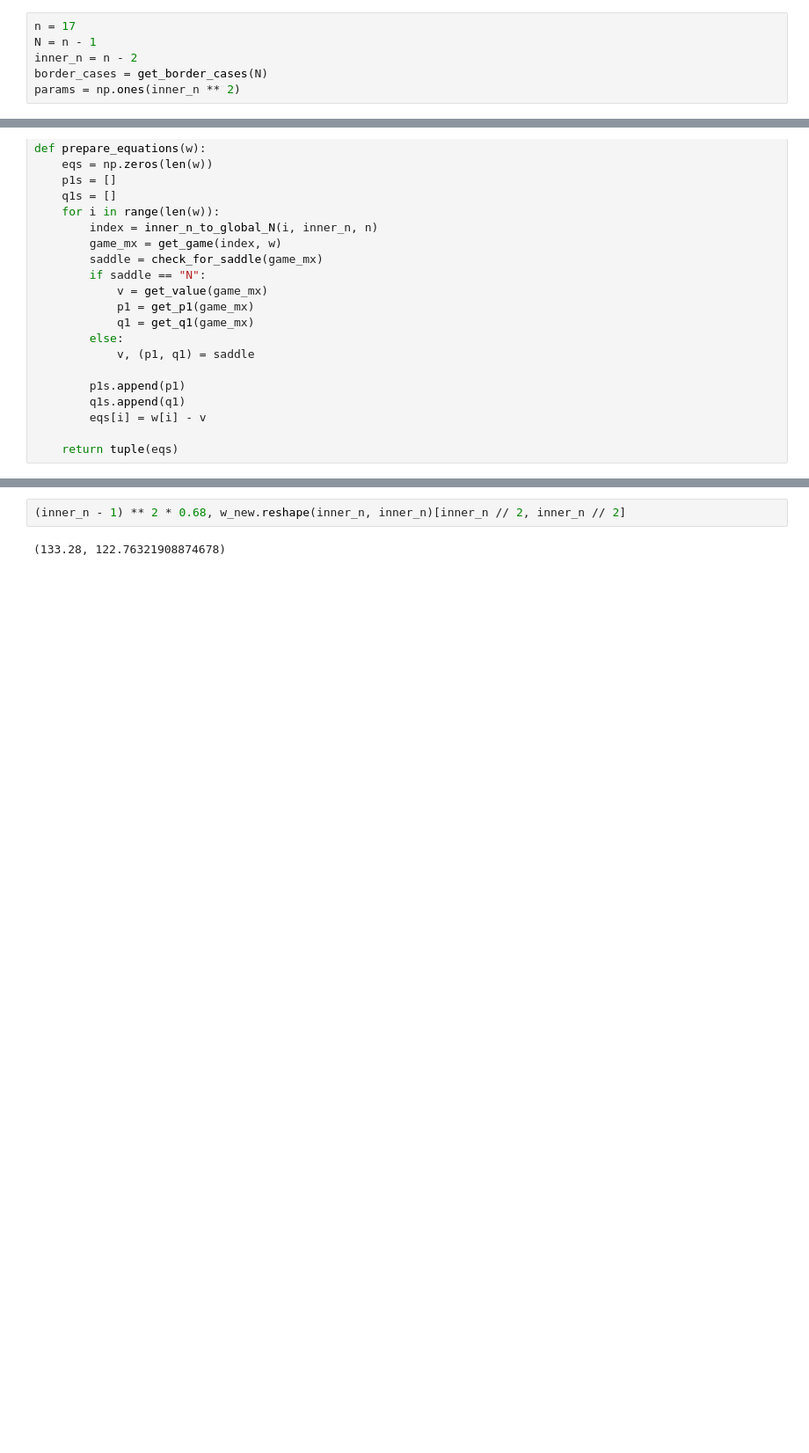
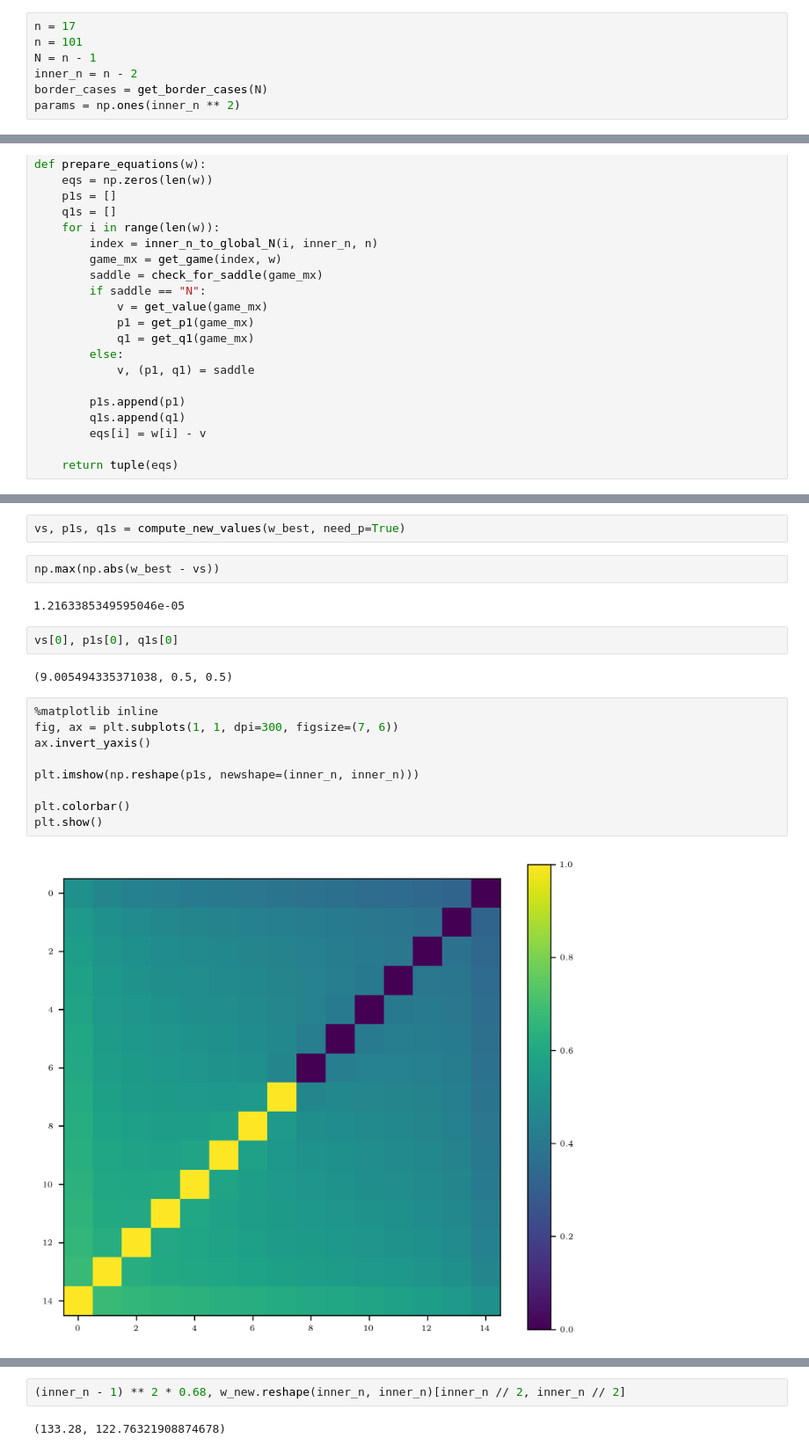
Before and after one commit to SermanVS/RWAnalyzer, a Jupyter notebook: src/PvP_optimal.ipynb, the cells around one changed output, grey strips where cells are left out. Shown: that part at 88% size. Drawn from its saved outputs; the diff is of its cells as text; blank space fills up the shorter version.

```diff
--- a/src/PvP_optimal.ipynb
+++ b/src/PvP_optimal.ipynb
@@ -9,5 +13,6 @@ import matplotlib.pyplot as plt
 # %%
 n = 17
+n = 101
 N = n - 1
 inner_n = n - 2
 border_cases = get_border_cases(N)
@@ -132,0 +194,21 @@ def prepare_equations(w):
+# %%
+vs, p1s, q1s = compute_new_values(w_best, need_p=True)
+# %%
+np.max(np.abs(w_best - vs))
+# %% [output]
+1.2163385349595046e-05
+# %%
+vs[0], p1s[0], q1s[0]
+# %% [output]
+(9.005494335371038, 0.5, 0.5)
+# %%
+%matplotlib inline
+fig, ax = plt.subplots(1, 1, dpi=300, figsize=(7, 6))
+ax.invert_yaxis()
+
+plt.imshow(np.reshape(p1s, newshape=(inner_n, inner_n)))
+
+plt.colorbar()
+plt.show()
+# %% [output]
+[figure, added]
```
Also changed, not shown: parts of 18 cells of this notebook, 9 other files.
